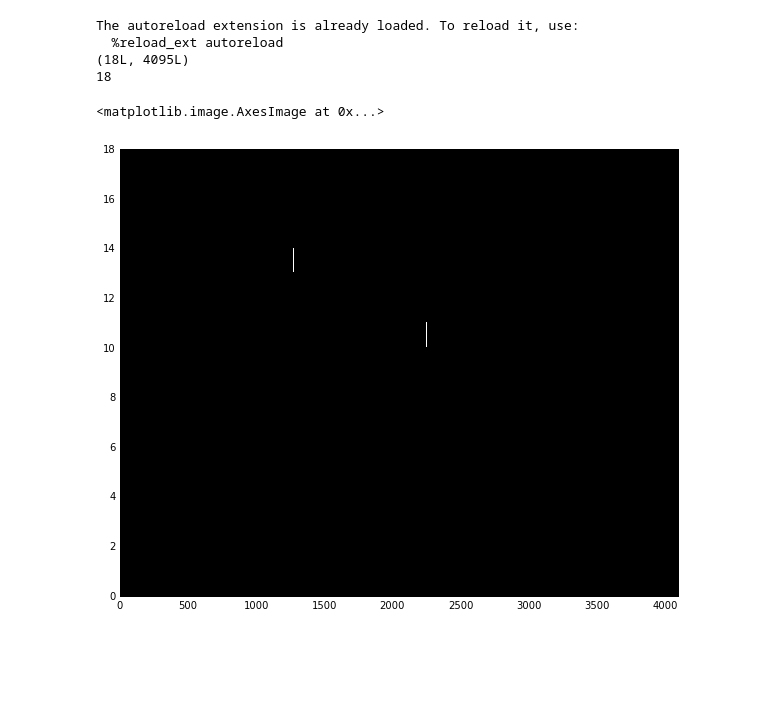
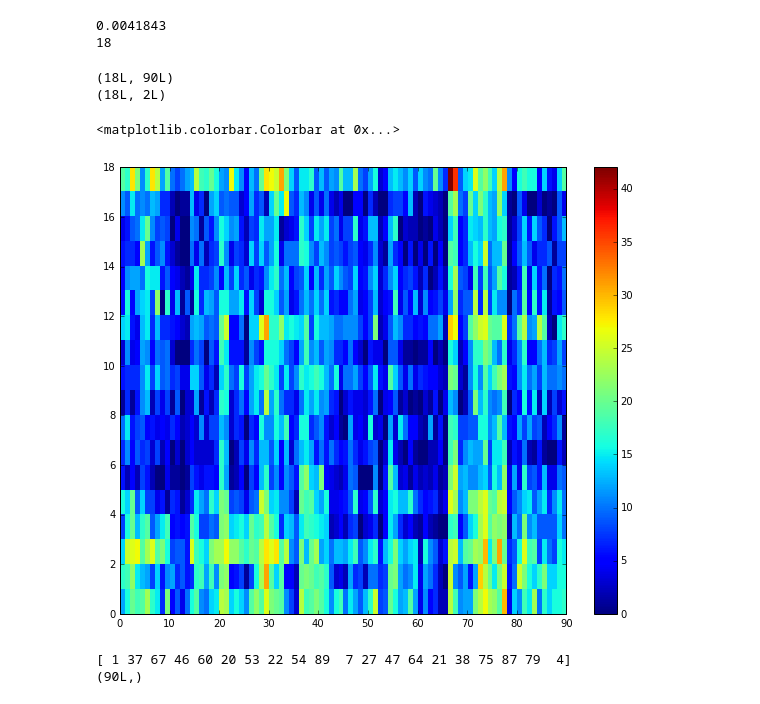
Before and after one commit to SadeghMSalehi/BCH_python, a Jupyter notebook: FS_Fetal_Reg.ipynb, the cells around one changed output. Saved outputs shown, nothing was run; the diff lists cells and outputs as text; code cells hidden in the pictures; blank space fills up the shorter version.

Commit message:
implementing different feature selection methods

```diff
--- a/FS_Fetal_Reg.ipynb
+++ b/FS_Fetal_Reg.ipynb
@@ -1,6 +1,10 @@
 # %%
 import matplotlib.pyplot as plt
 import numpy as np
+from sklearn.feature_selection import VarianceThreshold
+from sklearn.feature_selection import SelectKBest
+from sklearn.feature_selection import chi2
+from sklearn.feature_selection import f_regression
 # This is a bit of magic to make matplotlib figures appear inline in the notebook
 # rather than in a new window.
 %matplotlib inline
@@ -10,19 +14,43 @@ plt.rcParams['image.interpolation'] = 'nearest'
 
 # Some more magic so that the notebook will reload external python modules;
 # see http://stackoverflow.com/questions/1907993/autoreload-of-modules-in-ipython
-%load_ext autoreload
+# %load_ext autoreload
 %autoreload 2
 
 
-ages = [2,24,25,26,26,27,29,30,31,32,32,32,33,35,36,36,38,38]
-features = np.loadtxt('combinedFeaturesForPython.txt', delimiter="\t")
-print np.shape(features)
+ages = [22,24,25,26,26,27,29,30,31,32,32,32,33,35,36,36,38,38]
+edgeFeatures = np.loadtxt('combinedFeaturesForPython.txt', delimiter="\t")
+degreeFeatures = np.loadtxt('combinedDegreeFeaturesForPython.txt', delimiter="\t")
+print edgeFeatures[12,700]
 print np.size(ages)
-plt.imshow(features.astype('uint8'),extent=[0,4095,0,18], aspect='auto')
+# plt.imshow(features[:2,:].astype('uint8'),extent=[0,4095,0,18], aspect='auto')
 # %% [output]
-The autoreload extension is already loaded. To reload it, use:
-  %reload_ext autoreload
-(18L, 4095L)
+0.0041843
 18
-<matplotlib.image.AxesImage at 0x...>
-[figure, removed]
+# %%
+sel = VarianceThreshold(0.01)
+thresholdedFeatures = sel.fit_transform(degreeFeatures)
+print np.shape(thresholdedFeatures)
+X_new = SelectKBest(f_regression, k=2).fit_transform(thresholdedFeatures, ages)
+print np.shape(X_new)
+plt.imshow(thresholdedFeatures,extent=[0,90,0,18], aspect='auto',vmin=0, vmax=np.max(thresholdedFeatures))
+plt.colorbar()
+# %% [output]
+(18L, 90L)
+(18L, 2L)
+<matplotlib.colorbar.Colorbar at 0x...>
+[figure, added]
+# %%
+# Stability selection
+from sklearn.linear_model import RandomizedLasso
+
+#using the Boston housing data.
+#Data gets scaled automatically by sklearn's implementation
+
+rlasso = RandomizedLasso(alpha=0.025)
+rlasso.fit(degreeFeatures, ages)
+print np.argsort(rlasso.scores_)[-20:]
+print np.shape(rlasso.scores_)
+# %% [output]
+[ 1 37 67 46 60 20 53 22 54 89  7 27 47 64 21 38 75 87 79  4]
+(90L,)
```
Also changed, not shown: parts of 3 cells of this notebook, 1 other file.
